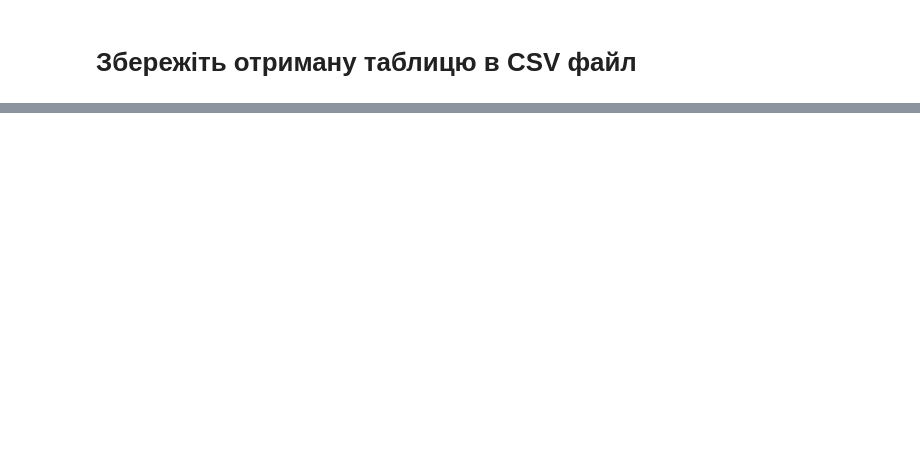
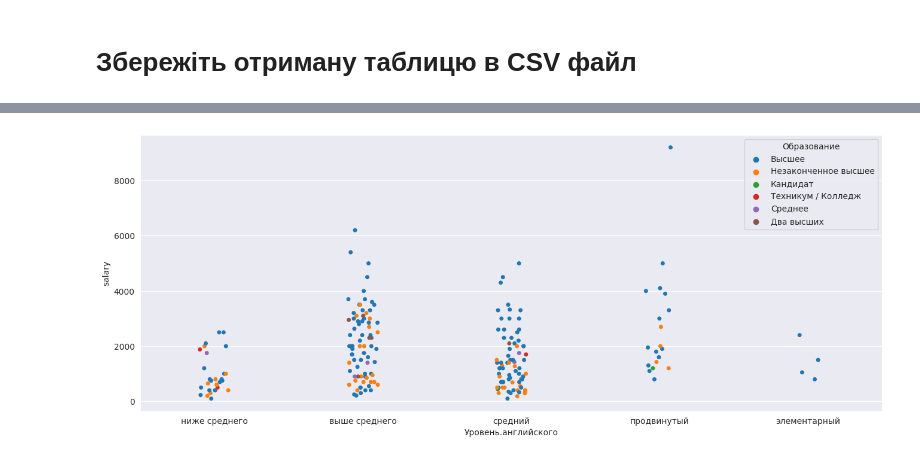
Before and after one commit to lexxai/goit_python_ds_hw_02, a Jupyter notebook: Hw2.2.ipynb, the cells around one changed output, grey strips where cells are left out. Saved outputs shown, nothing was run; the diff lists cells and outputs as text; code cells hidden in the pictures; blank space fills up the shorter version.

```diff
--- a/Hw2.2.ipynb
+++ b/Hw2.2.ipynb
@@ -413,0 +422,7 @@ time: 2 ms (started: 2024-01-06 17:09:54 +00:00)
+# %%
+%matplotlib inline
+
+import matplotlib.pyplot as plt
+import seaborn as sns
+
+sns.set_style("darkgrid")
@@ -413,0 +438,6 @@ time: 2 ms (started: 2024-01-06 17:09:54 +00:00)
+# %%
+plt.figure(figsize=(16,6))
+sns.stripplot(x='Уровень.английского', y='salary', hue="Образование", data=python_data)
+plt.show()
+# %% [output]
+[figure, added]
```
Also changed, not shown: parts of 35 cells of this notebook.
